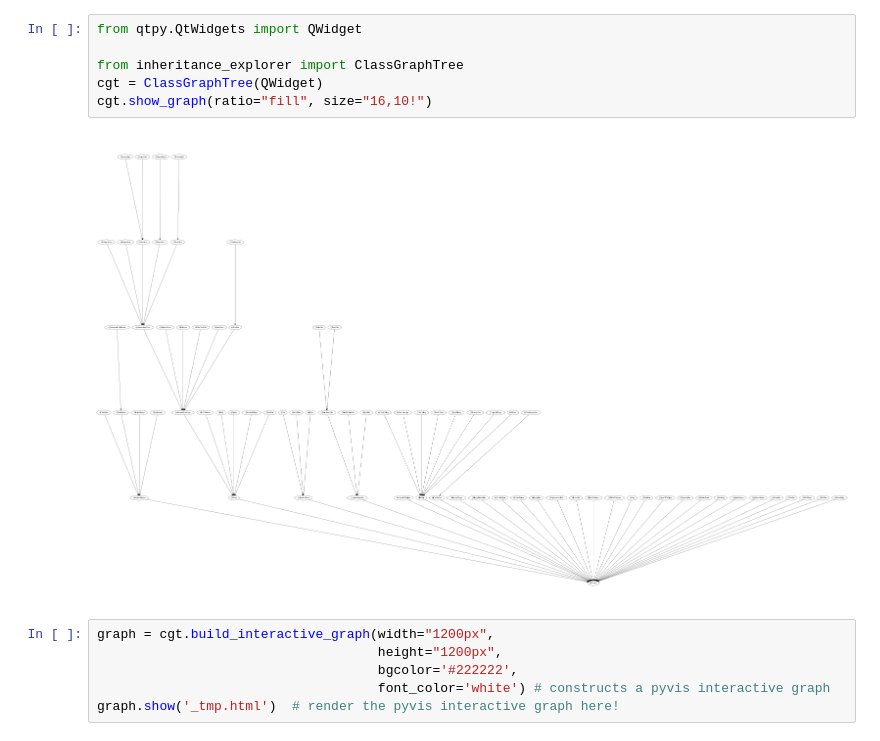
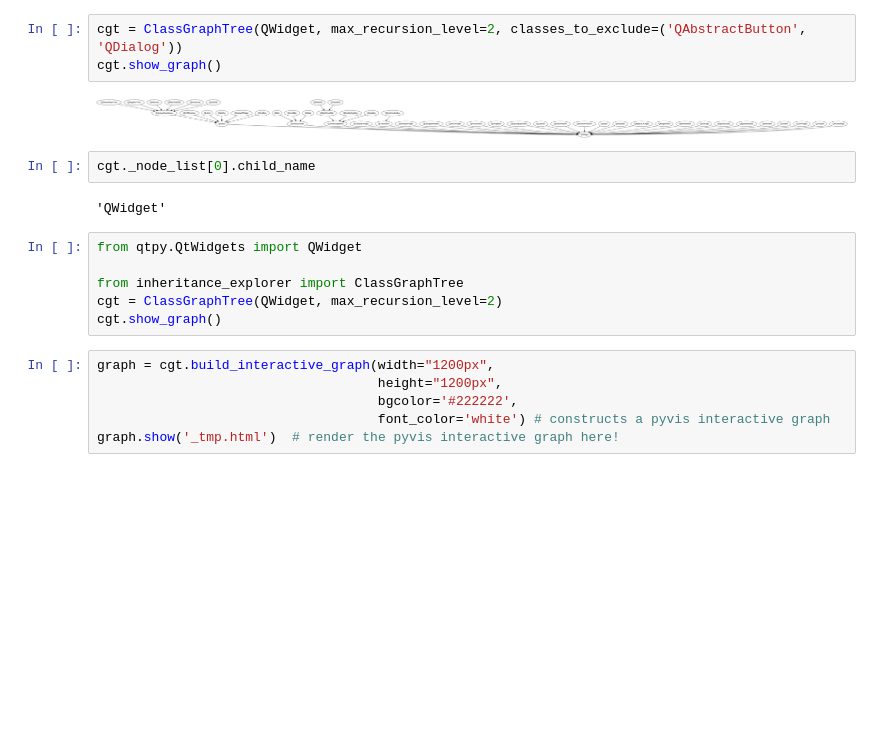
Before and after one commit to data-exp-lab/inheritance_explorer, a Jupyter notebook: docs/examples/ex_003_Qwidgets.ipynb, the cells around one changed output. Saved outputs shown, nothing was run; the diff lists cells and outputs as text; blank space fills up the shorter version.

```diff
--- a/docs/examples/ex_003_Qwidgets.ipynb
+++ b/docs/examples/ex_003_Qwidgets.ipynb
@@ -7,13 +7,20 @@ cgt.show_graph(prog='neato')
 # %% [output]
 [figure]
 # %%
-from qtpy.QtWidgets import QWidget
-
-from inheritance_explorer import ClassGraphTree
-cgt = ClassGraphTree(QWidget)
-cgt.show_graph(ratio="fill", size="16,10!")
+cgt = ClassGraphTree(QWidget, max_recursion_level=2, classes_to_exclude=('QAbstractButton', 'QDialog'))
+cgt.show_graph()
 # %% [output]
-[figure, old version]
+[figure, new version]
+# %%
+cgt._node_list[0].child_name
+# %% [output]
+'QWidget'
+# %%
+from qtpy.QtWidgets import QWidget
+
+from inheritance_explorer import ClassGraphTree
+cgt = ClassGraphTree(QWidget, max_recursion_level=2)
+cgt.show_graph()
 # %%
 graph = cgt.build_interactive_graph(width="1200px",
                                     height="1200px",
```
Also changed, not shown: parts of 1 cell of this notebook, 2 other files.
